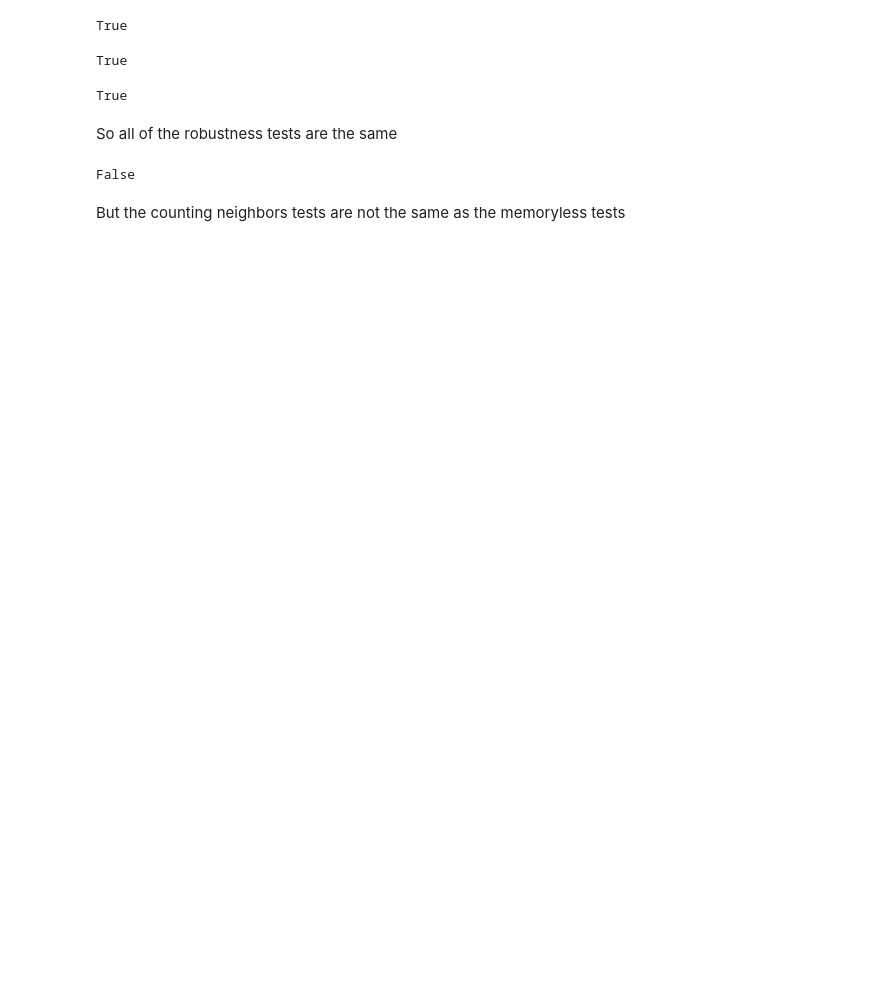
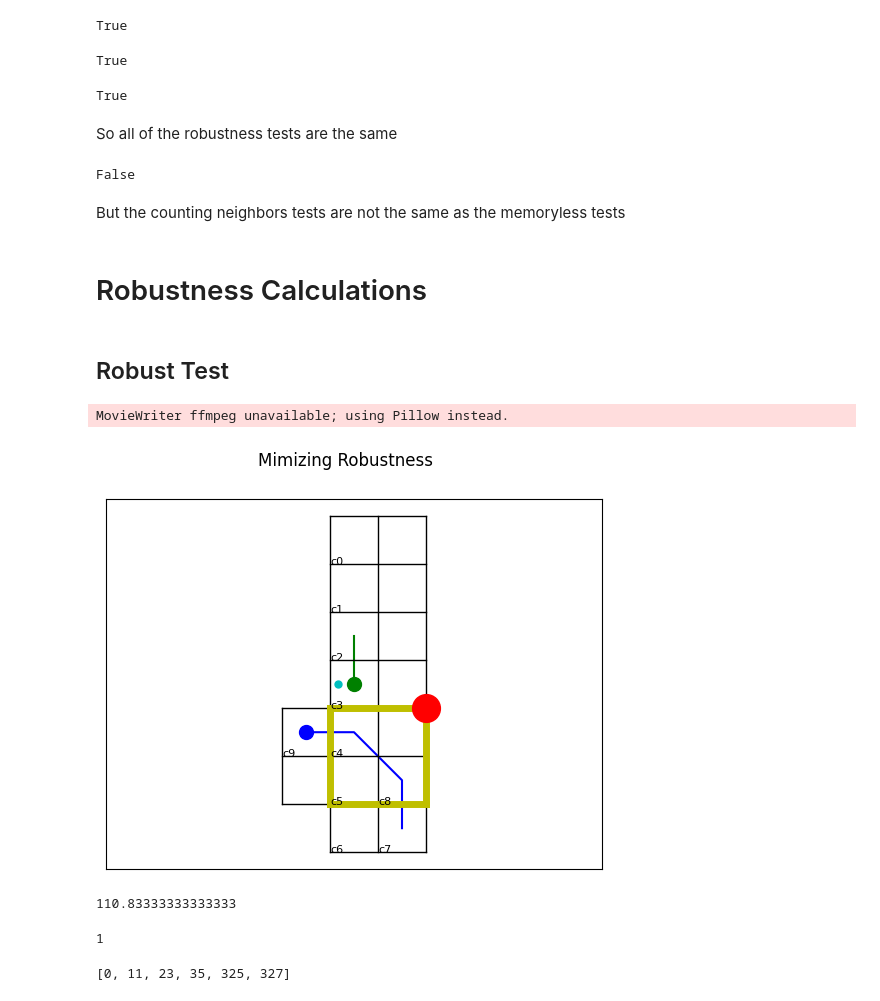
Before and after one commit to khassibi/GR1_simulations, a Jupyter notebook: left_turn_pedestrian_tests.ipynb, the cells around one changed output. Cells and saved outputs as stored; diff of their text form; code cells hidden in the pictures; blank space fills up the shorter version.

Commit message:
wow equal robustnesses

```diff
--- a/left_turn_pedestrian_tests.ipynb
+++ b/left_turn_pedestrian_tests.ipynb
@@ -259,3 +261,15 @@ memoryless_most_red == memoryless_avg_rob_minimizing
 False
 # %% [markdown]
 But the counting neighbors tests are not the same as the memoryless tests
+# %% [markdown]
+# Robustness Calculations
+# %% [markdown]
+## Robust Test
+# %%
+title = "Mimizing Robustness"
+min_robustness_env_metric = hard_tests.find_min_robustness(G)
+vh_signal, p_signal, light_signal, trajectory = left_turn_pedestrian_tests.rand_test_with_metric(G, 0, hard_tests.memoryless_robustness_minimization, min_robustness_env_metric, 30)
+left_turn_pedestrian_tests.animate_test(ctrl, vh_signal, p_signal, light_signal, title)
+# %% [output]
+MovieWriter ffmpeg unavailable; using Pillow instead.
+[figure, added]
@@ -261,0 +291,12 @@ But the counting neighbors tests are not the same as the memoryless tests
+# %%
+avg_robustness_over_trajectory(trajectory)
+# %% [output]
+110.83333333333333
+# %%
+min_robustness_over_trajectory(trajectory)
+# %% [output]
+1
+# %%
+trajectory
+# %% [output]
+[0, 11, 23, 35, 325, 327]
```
Also changed, not shown: parts of 28 cells of this notebook, 7 other files.
